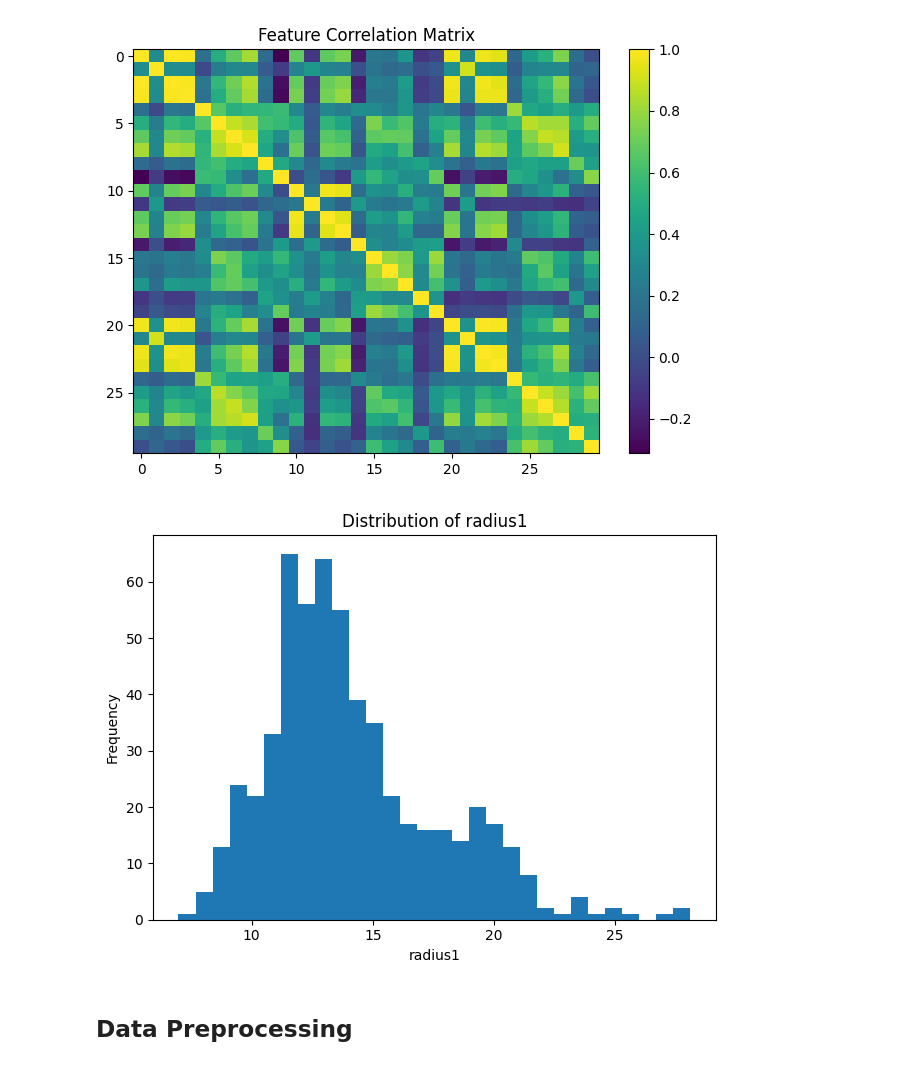
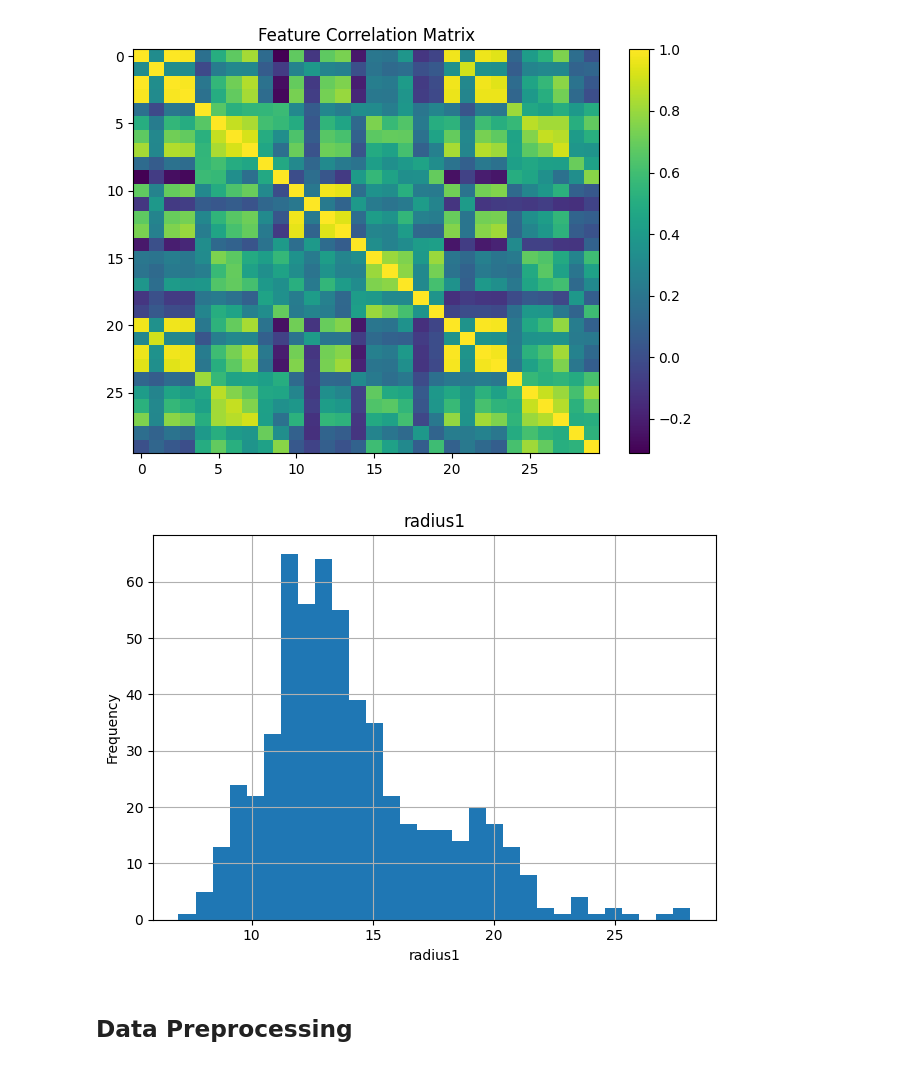
Before and after one commit to realbili/SEP740_Group12, a Jupyter notebook: RandomForest.ipynb, the cells around one changed output. Saved outputs shown, nothing was run; the diff lists cells and outputs as text; code cells hidden in the pictures.

```diff
--- a/RandomForest.ipynb
+++ b/RandomForest.ipynb
@@ -161,13 +170,13 @@ plt.show()
 [figure]
 # %%
 plt.figure()  # individual features - i.e radius1
-plt.hist(X["radius1"], bins=30)
-plt.title("Distribution of radius1")
+X["radius1"].hist(bins=30)
+plt.title("radius1")
 plt.xlabel("radius1")
 plt.ylabel("Frequency")
 plt.tight_layout()
 plt.show()
 # %% [output]
-[figure, old version]
+[figure, new version]
 # %% [markdown]
 ## **Data Preprocessing**
```
Also changed, not shown: parts of 15 cells of this notebook.
